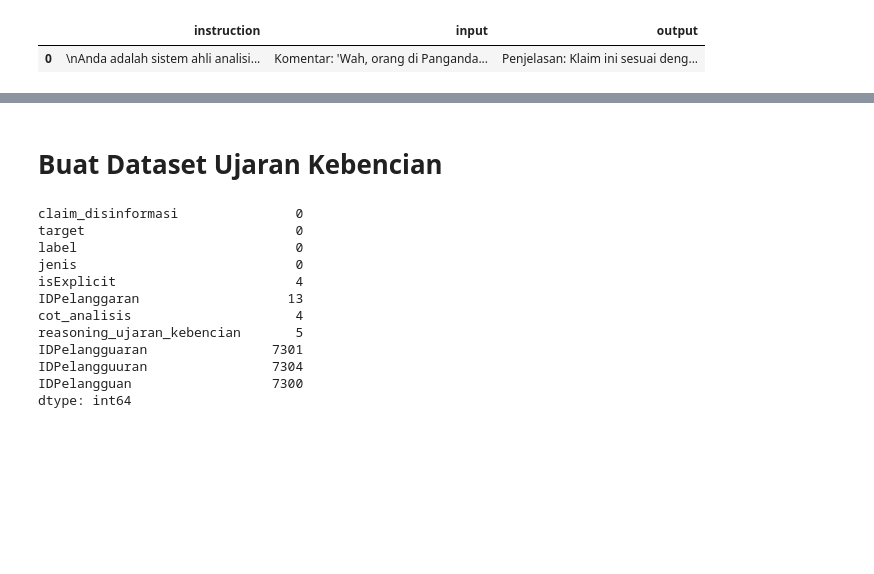
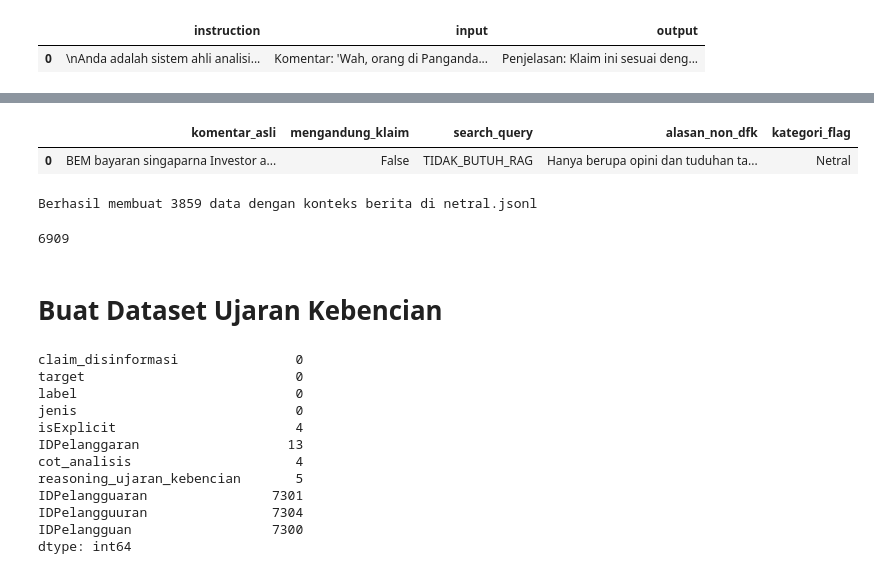
Before and after one commit to imdipo/capstone-AITF-komdigi, a Jupyter notebook: SFT/SFT.ipynb, the cells around one changed output, grey strips where cells are left out. Cells and saved outputs as stored; diff of their text form; code cells hidden in the pictures; blank space fills up the shorter version.

```diff
--- a/SFT/SFT.ipynb
+++ b/SFT/SFT.ipynb
@@ -368,0 +529,19 @@ tes_fakta.head(1)
+# %%
+kalimat_target = "Biadab mereka zionis apalagi mereka pendukung nya"
+alasan = """Terdeteksi Ujaran Kebencian / SARA: Kata "Biadab" adalah kata yang sangat kuat dan dehumanizing.
+Artinya brutal, tidak beradab, savage. Ini bukan kritik biasa,
+tapi langsung menyerang martabat/kemanusiaan kelompok tersebut.
+Frasa "mereka zionis" + "mereka pendukungnya" melakukan generalisasi massal."""
+
+df_komentaryt.loc[df_komentaryt["komentar_asli"] == kalimat_target, "alasan_non_dfk"] = alasan
+# %%
+netral = df_komentaryt[df_komentaryt["kategori_flag"] == "Netral"]
+hate = df_komentaryt[df_komentaryt["kategori_flag"] == "Ujaran Kebencian"] # ini nanti di digabung ke dataset ujaran kebencian
+
+netral = netral[netral["search_query"] == "TIDAK_BUTUH_RAG"]
+hate = hate[hate["search_query"] == "TIDAK_BUTUH_RAG"]
+# %%
+netral.head(1)
+# %% [output]
+|  | komentar_asli | mengandung_klaim | search_query | alasan_non_dfk | kategori_flag |
+| 0 | BEM bayaran singaparna Investor a... | False | TIDAK_BUTUH_RAG | Hanya berupa opini dan tuduhan ta... | Netral |
@@ -368,0 +550,46 @@ tes_fakta.head(1)
+# %%
+import json
+import random
+
+def generate_sft_dataset_with_context(raw_data_list, instructions, output_file):
+    dataset = []
+    label = "Netral"
+
+    for data in raw_data_list:
+        instruct = instructiones
+        claim = data.get("komentar_asli", "")
+        teks = data.get("text", "")
+        reasoning = data.get("alasan_non_dfk", "")
+        kalimat_saran = ambilRandom()
+
+        full_instruction = (
+            f"{instruct}"
+        )
+
+        full_input = (
+            f"Komentar: '{claim}';\n\n"
+        )
+
+        full_output = (
+            f"Penjelasan: {reasoning}\n\n"
+            f"Kesimpulan:\n"
+            f"Label: **{label}.**\n\n"
+            f"{kalimat_saran}"
+        )
+
+        entry = {
+            "instruction": full_instruction,
+            "input": full_input,
+            "output": full_output
+        }
+        dataset.append(entry)
+
+    with open(output_file, 'w', encoding='utf-8') as f:
+        for item in dataset:
+            f.write(json.dumps(item, ensure_ascii=False) + '\n')
+
+    print(f"Berhasil membuat {len(dataset)} data dengan konteks berita di {output_file}")
+
+generate_sft_dataset_with_context(datatambahan, instructiones, "netral.jsonl")
+# %% [output]
+Berhasil membuat 3859 data dengan konteks berita di netral.jsonl
@@ -369,3 +604,7 @@ tes_fakta.head(1)
+# %%
+len(dataNetral)
+# %% [output]
+6909
 # %% [markdown]
 # Buat Dataset Ujaran Kebencian
 # %%
```
Also changed, not shown: parts of 53 cells of this notebook.
